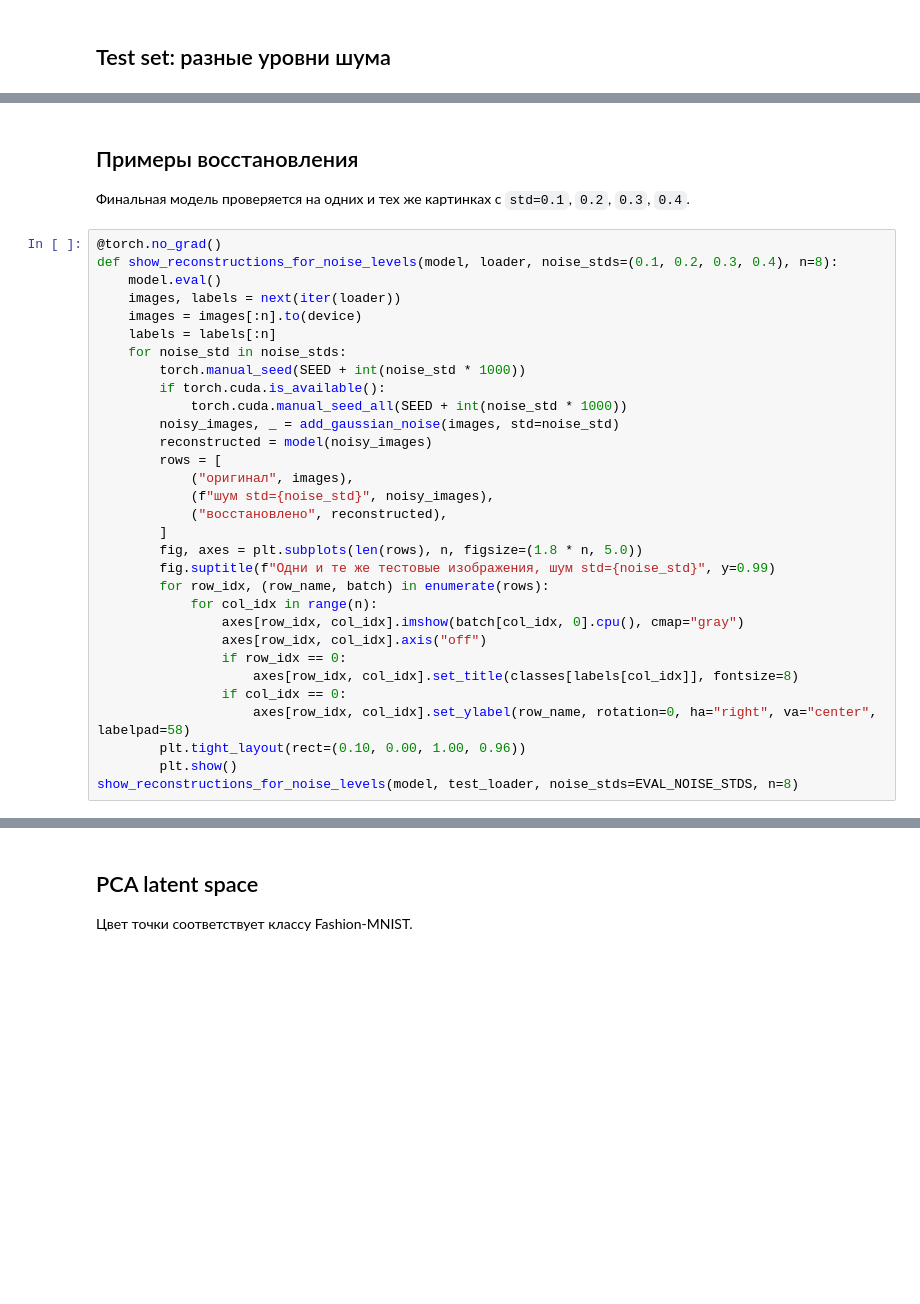
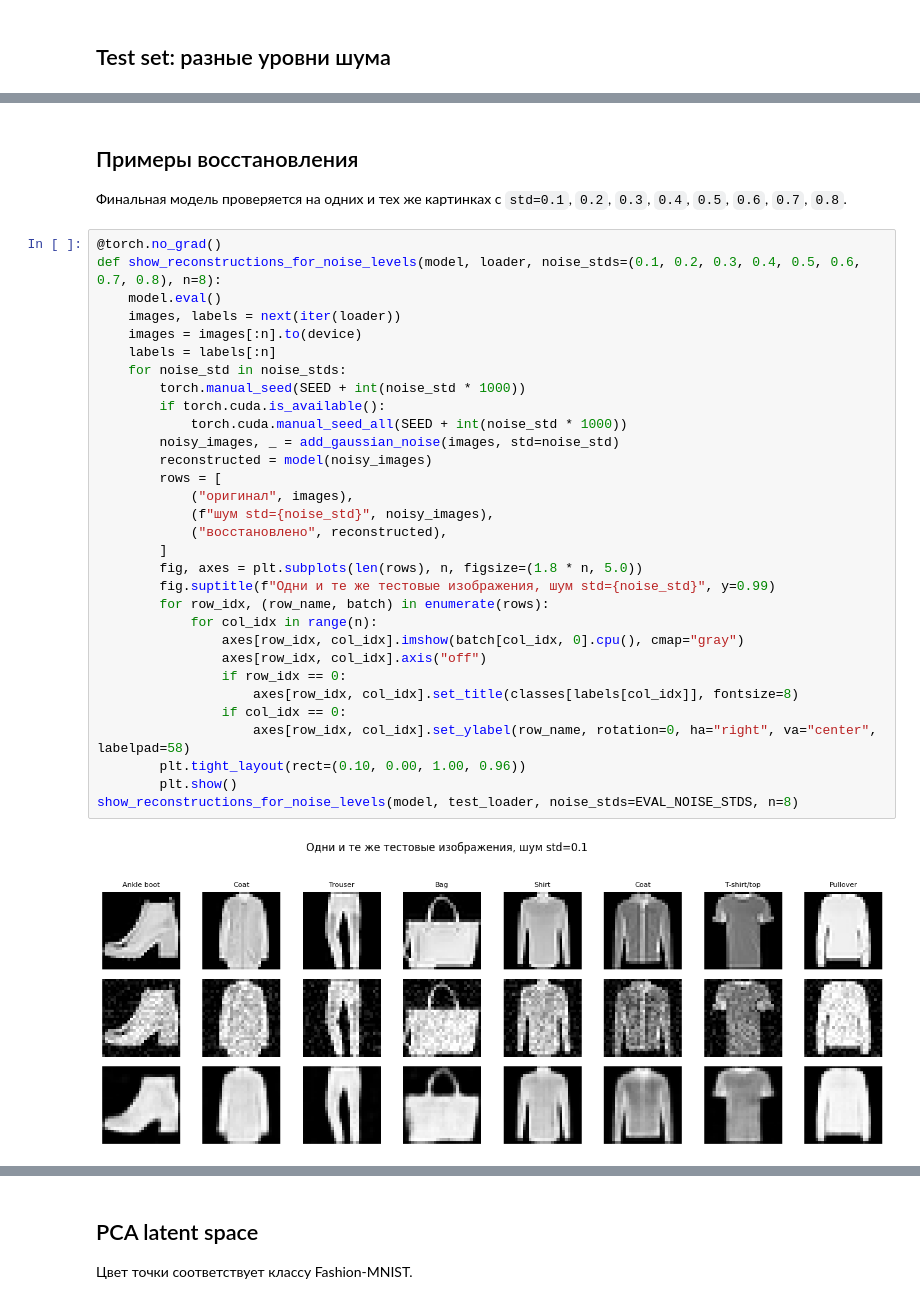
Before and after one commit to ilyakirienko2018-hub/nstu-practice-spring-2026, a Jupyter notebook: students/kirienko/lesson4.ipynb, the cells around one changed output, grey strips where cells are left out. Saved outputs shown, nothing was run; the diff lists cells and outputs as text; blank space fills up the shorter version.

```diff
--- a/students/kirienko/lesson4.ipynb
+++ b/students/kirienko/lesson4.ipynb
@@ -347,35 +415,37 @@ for row in results:
 # %% [markdown]
 ## Примеры восстановления
 
-Финальная модель проверяется на одних и тех же картинках с `std=0.1`, `0.2`, `0.3`, `0.4`.
+Финальная модель проверяется на одних и тех же картинках с `std=0.1`, `0.2`, `0.3`, `0.4`, `0.5`, `0.6`, `0.7`, `0.8`.
 # %%
 @torch.no_grad()
-def show_reconstructions_for_noise_levels(model, loader, noise_stds=(0.1, 0.2, 0.3, 0.4), n=8):
+def show_reconstructions_for_noise_levels(model, loader, noise_stds=(0.1, 0.2, 0.3, 0.4, 0.5, 0.6, 0.7, 0.8), n=8):
     model.eval()
     images, labels = next(iter(loader))
     images = images[:n].to(device)
     labels = labels[:n]
     for noise_std in noise_stds:
         torch.manual_seed(SEED + int(noise_std * 1000))
         if torch.cuda.is_available():
             torch.cuda.manual_seed_all(SEED + int(noise_std * 1000))
         noisy_images, _ = add_gaussian_noise(images, std=noise_std)
         reconstructed = model(noisy_images)
         rows = [
             ("оригинал", images),
             (f"шум std={noise_std}", noisy_images),
             ("восстановлено", reconstructed),
         ]
         fig, axes = plt.subplots(len(rows), n, figsize=(1.8 * n, 5.0))
         fig.suptitle(f"Одни и те же тестовые изображения, шум std={noise_std}", y=0.99)
         for row_idx, (row_name, batch) in enumerate(rows):
             for col_idx in range(n):
                 axes[row_idx, col_idx].imshow(batch[col_idx, 0].cpu(), cmap="gray")
                 axes[row_idx, col_idx].axis("off")
                 if row_idx == 0:
                     axes[row_idx, col_idx].set_title(classes[labels[col_idx]], fontsize=8)
                 if col_idx == 0:
                     axes[row_idx, col_idx].set_ylabel(row_name, rotation=0, ha="right", va="center", labelpad=58)
         plt.tight_layout(rect=(0.10, 0.00, 1.00, 0.96))
         plt.show()
 show_reconstructions_for_noise_levels(model, test_loader, noise_stds=EVAL_NOISE_STDS, n=8)
+# %% [output]
+[figure, added]
```
Also changed, not shown: parts of 17 cells of this notebook.
